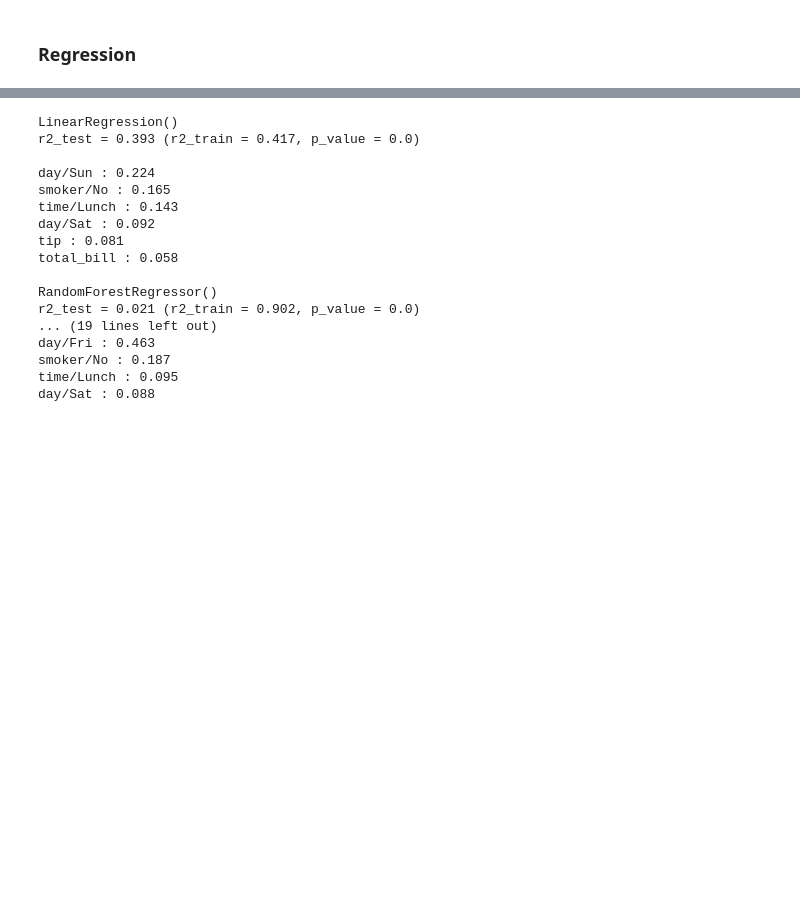
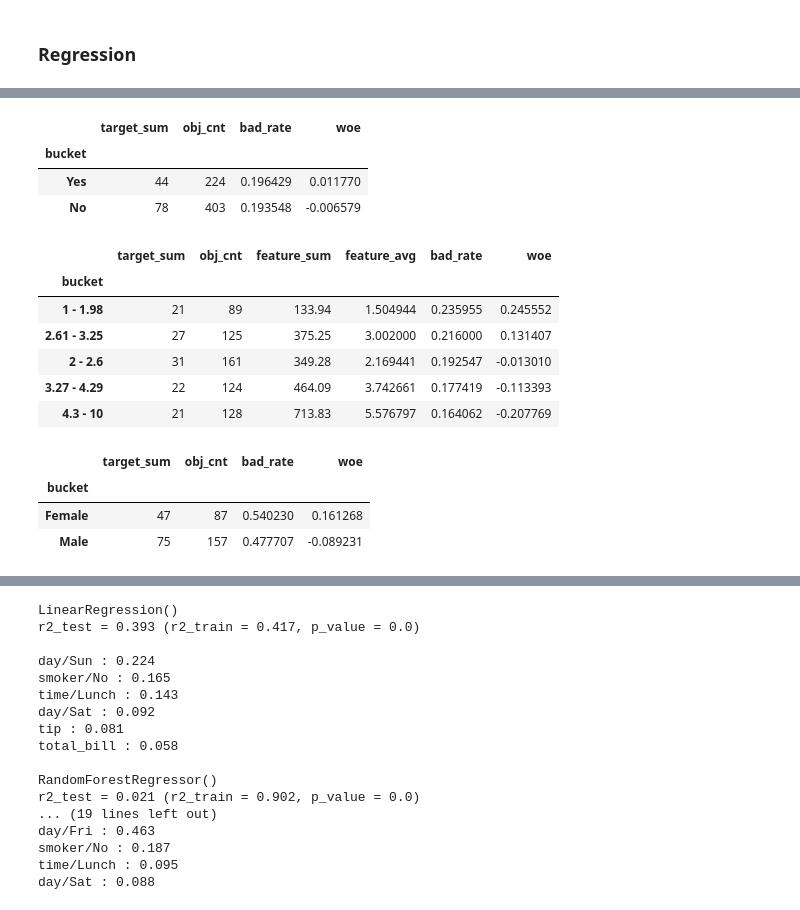
Before and after one commit to NPodlozhniy/podlozhnyy-module, a Jupyter notebook: Playbook.ipynb, the cells around one changed output, grey strips where cells are left out. Saved outputs shown, nothing was run; the diff lists cells and outputs as text; code cells hidden in the pictures; blank space fills up the shorter version.

```diff
--- a/Playbook.ipynb
+++ b/Playbook.ipynb
@@ -239,0 +311,24 @@ y = df.iloc[:, -1]
+# %%
+pm.regression.woe(df, 'smoker', 'target', group_size='size')
+# %% [output]
+|  | target_sum | obj_cnt | bad_rate | woe |
+| bucket |  |  |  |  |
+| Yes | 44 | 224 | 0.196429 | 0.011770 |
+| No | 78 | 403 | 0.193548 | -0.006579 |
+# %%
+pm.regression.woe(df, 'tip', 'target', num_buck=5, group_size='size')
+# %% [output]
+|  | target_sum | obj_cnt | feature_sum | feature_avg | bad_rate | woe |
+| bucket |  |  |  |  |  |  |
+| 1 - 1.98 | 21 | 89 | 133.94 | 1.504944 | 0.235955 | 0.245552 |
+| 2.61 - 3.25 | 27 | 125 | 375.25 | 3.002000 | 0.216000 | 0.131407 |
+| 2 - 2.6 | 31 | 161 | 349.28 | 2.169441 | 0.192547 | -0.013010 |
+| 3.27 - 4.29 | 22 | 124 | 464.09 | 3.742661 | 0.177419 | -0.113393 |
+| 4.3 - 10 | 21 | 128 | 713.83 | 5.576797 | 0.164062 | -0.207769 |
+# %%
+pm.regression.woe(df, 'sex', 'target', num_buck=5)
+# %% [output]
+|  | target_sum | obj_cnt | bad_rate | woe |
+| bucket |  |  |  |  |
+| Female | 47 | 87 | 0.540230 | 0.161268 |
+| Male | 75 | 157 | 0.477707 | -0.089231 |
```
Also changed, not shown: parts of 11 cells of this notebook, 3 other files.
